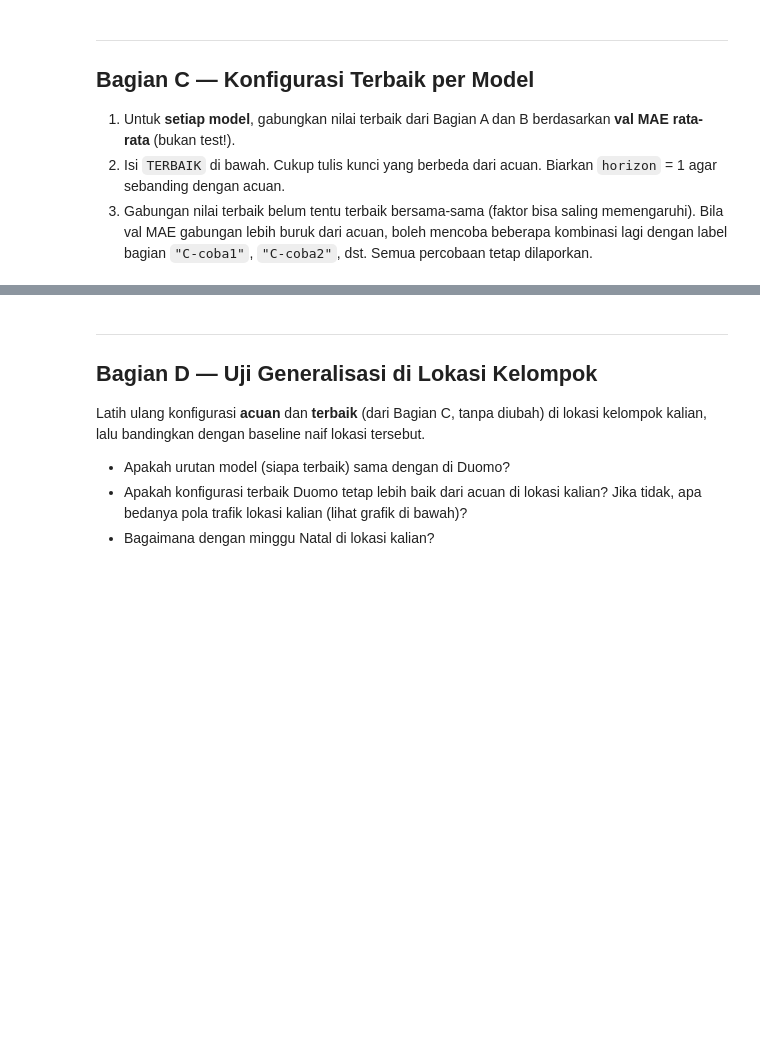
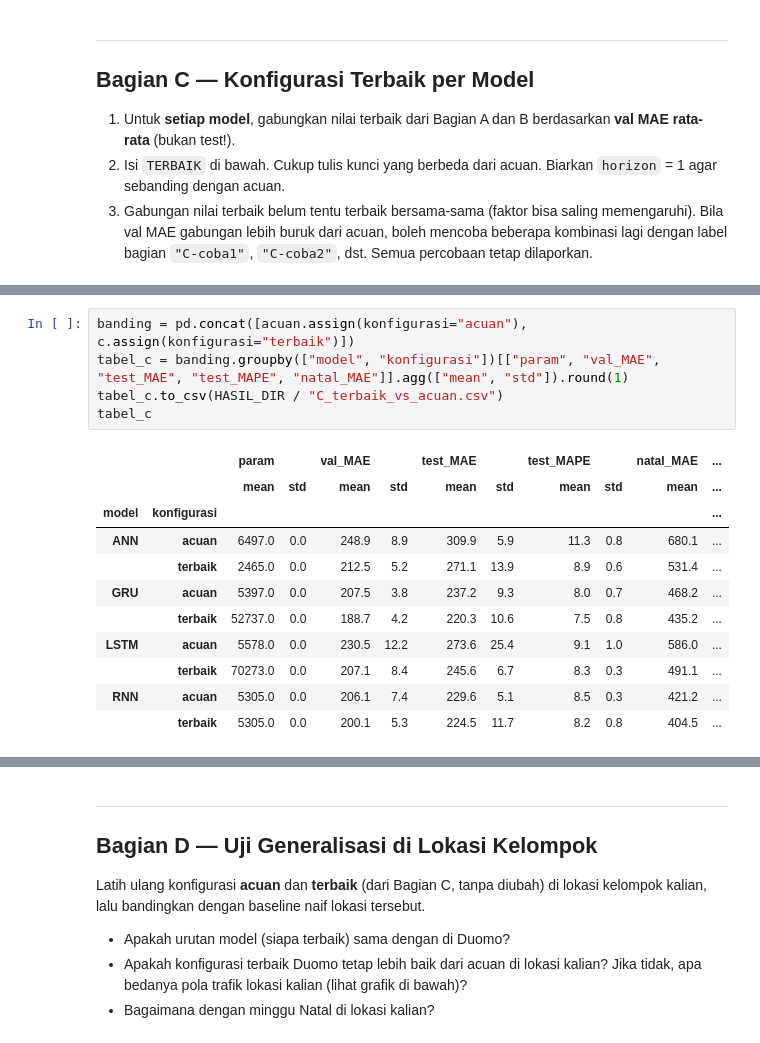
Before and after one commit to muhammad124400069-eng/Muhammad-Azriel-Patra, a Jupyter notebook: tugas_ablasi.ipynb, the cells around one changed output, grey strips where cells are left out. Saved outputs shown, nothing was run; the diff lists cells and outputs as text; blank space fills up the shorter version.

```diff
--- a/tugas_ablasi.ipynb
+++ b/tugas_ablasi.ipynb
@@ -750,0 +762,17 @@ tabel_c
+# %%
+banding = pd.concat([acuan.assign(konfigurasi="acuan"), c.assign(konfigurasi="terbaik")])
+tabel_c = banding.groupby(["model", "konfigurasi"])[["param", "val_MAE", "test_MAE", "test_MAPE", "natal_MAE"]].agg(["mean", "std"]).round(1)
+tabel_c.to_csv(HASIL_DIR / "C_terbaik_vs_acuan.csv")
+tabel_c
+# %% [output]
+|  |  | param |  | val_MAE |  | test_MAE |  | test_MAPE |  | natal_MAE | ... |
+|  |  | mean | std | mean | std | mean | std | mean | std | mean | ... |
+| model | konfigurasi |  |  |  |  |  |  |  |  |  | ... |
+| ANN | acuan | 6497.0 | 0.0 | 248.9 | 8.9 | 309.9 | 5.9 | 11.3 | 0.8 | 680.1 | ... |
+|  | terbaik | 2465.0 | 0.0 | 212.5 | 5.2 | 271.1 | 13.9 | 8.9 | 0.6 | 531.4 | ... |
+| GRU | acuan | 5397.0 | 0.0 | 207.5 | 3.8 | 237.2 | 9.3 | 8.0 | 0.7 | 468.2 | ... |
+|  | terbaik | 52737.0 | 0.0 | 188.7 | 4.2 | 220.3 | 10.6 | 7.5 | 0.8 | 435.2 | ... |
+| LSTM | acuan | 5578.0 | 0.0 | 230.5 | 12.2 | 273.6 | 25.4 | 9.1 | 1.0 | 586.0 | ... |
+|  | terbaik | 70273.0 | 0.0 | 207.1 | 8.4 | 245.6 | 6.7 | 8.3 | 0.3 | 491.1 | ... |
+| RNN | acuan | 5305.0 | 0.0 | 206.1 | 7.4 | 229.6 | 5.1 | 8.5 | 0.3 | 421.2 | ... |
+|  | terbaik | 5305.0 | 0.0 | 200.1 | 5.3 | 224.5 | 11.7 | 8.2 | 0.8 | 404.5 | ... |
```
Also changed, not shown: parts of 8 cells of this notebook, 12 other files.
